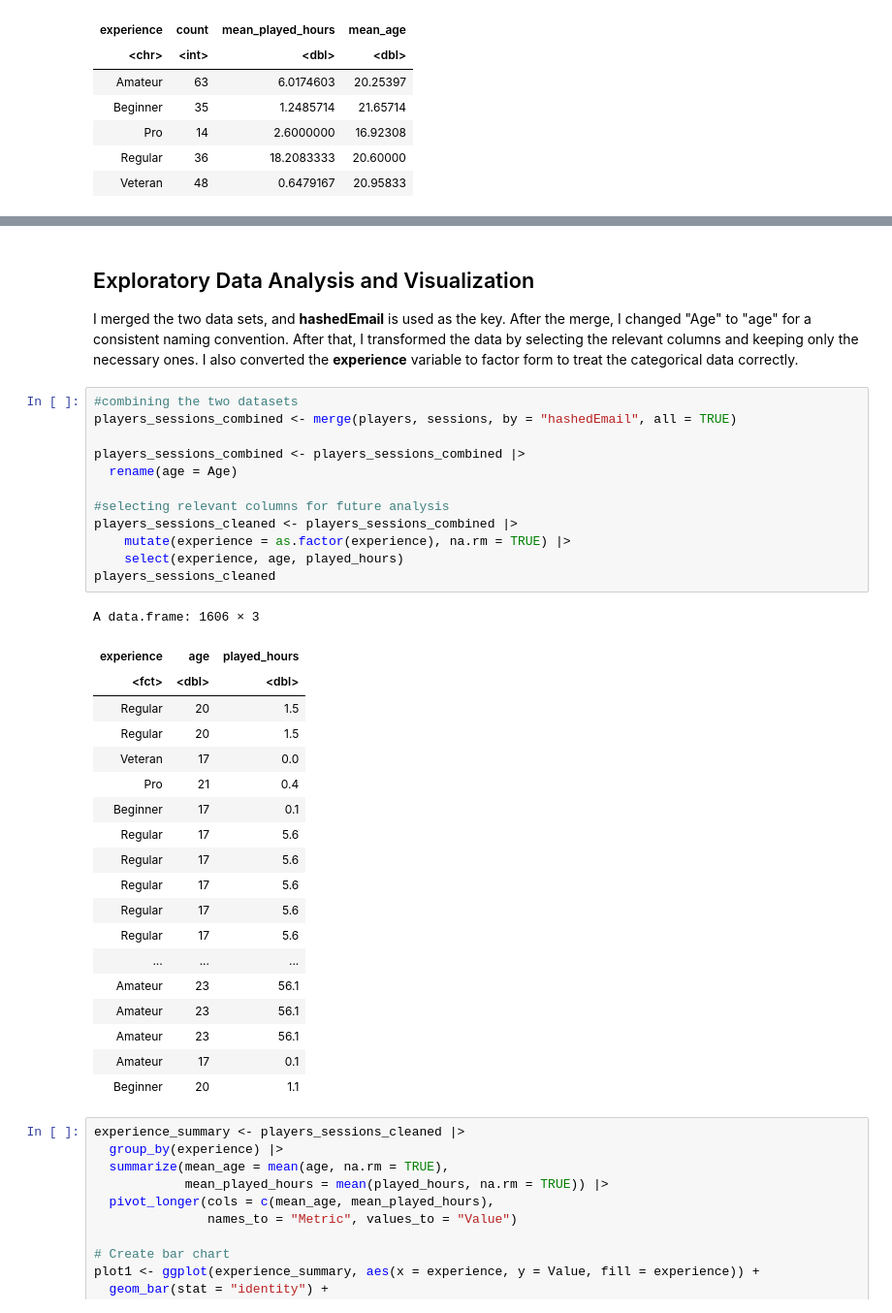
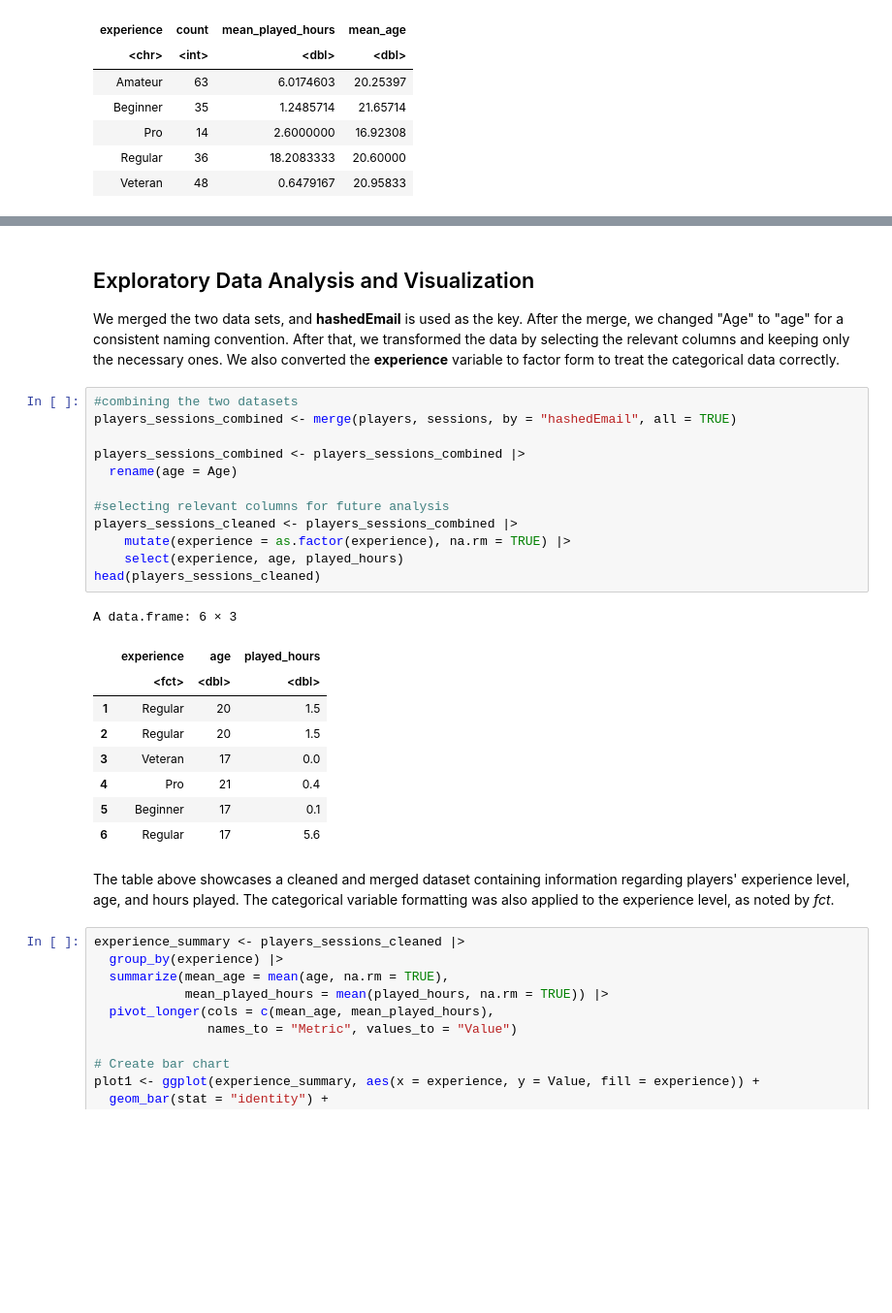
Before and after one commit to tortol867/dsci100-project-002-38, a Jupyter notebook: finalproject.ipynb, the cells around one changed output, grey strips where cells are left out. Shown at 97% size. Cells and saved outputs as stored; diff of their text form; blank space fills up the shorter version.

```diff
--- a/finalproject.ipynb
+++ b/finalproject.ipynb
@@ -138,38 +158,30 @@ A tibble: 5 × 4
 # %% [markdown]
 ## Exploratory Data Analysis and Visualization
-I merged the two data sets, and **hashedEmail** is used as the key. After the merge, I changed "Age" to "age" for a consistent naming convention. After that, I transformed the data by selecting the relevant columns and keeping only the necessary ones. I also converted the **experience** variable to factor form to treat the categorical data correctly.
+We merged the two data sets, and **hashedEmail** is used as the key. After the merge, we changed "Age" to "age" for a consistent naming convention. After that, we transformed the data by selecting the relevant columns and keeping only the necessary ones. We also converted the **experience** variable to factor form to treat the categorical data correctly.
 # %%
 #combining the two datasets
 players_sessions_combined <- merge(players, sessions, by = "hashedEmail", all = TRUE)
 
 players_sessions_combined <- players_sessions_combined |>
   rename(age = Age)
 
 #selecting relevant columns for future analysis
 players_sessions_cleaned <- players_sessions_combined |>
     mutate(experience = as.factor(experience), na.rm = TRUE) |>
     select(experience, age, played_hours)
-players_sessions_cleaned
+head(players_sessions_cleaned)
 # %% [output]
-A data.frame: 1606 × 3
+A data.frame: 6 × 3
-| experience | age | played_hours |
-| <fct> | <dbl> | <dbl> |
-| Regular | 20 | 1.5 |
-| Regular | 20 | 1.5 |
-| Veteran | 17 | 0.0 |
-| Pro | 21 | 0.4 |
-| Beginner | 17 | 0.1 |
-| Regular | 17 | 5.6 |
-| Regular | 17 | 5.6 |
-| Regular | 17 | 5.6 |
-| Regular | 17 | 5.6 |
-| Regular | 17 | 5.6 |
-| ... | ... | ... |
-| Amateur | 23 | 56.1 |
-| Amateur | 23 | 56.1 |
-| Amateur | 23 | 56.1 |
-| Amateur | 17 | 0.1 |
-| Beginner | 20 | 1.1 |
+|  | experience | age | played_hours |
+|  | <fct> | <dbl> | <dbl> |
+| 1 | Regular | 20 | 1.5 |
+| 2 | Regular | 20 | 1.5 |
+| 3 | Veteran | 17 | 0.0 |
+| 4 | Pro | 21 | 0.4 |
+| 5 | Beginner | 17 | 0.1 |
+| 6 | Regular | 17 | 5.6 |
+# %% [markdown]
+The table above showcases a cleaned and merged dataset containing information regarding players' experience level, age, and hours played. The categorical variable formatting was also applied to the experience level, as noted by *fct*.
 # %%
 experience_summary <- players_sessions_cleaned |>
   group_by(experience) |>
```
Also changed, not shown: parts of 15 cells of this notebook.
